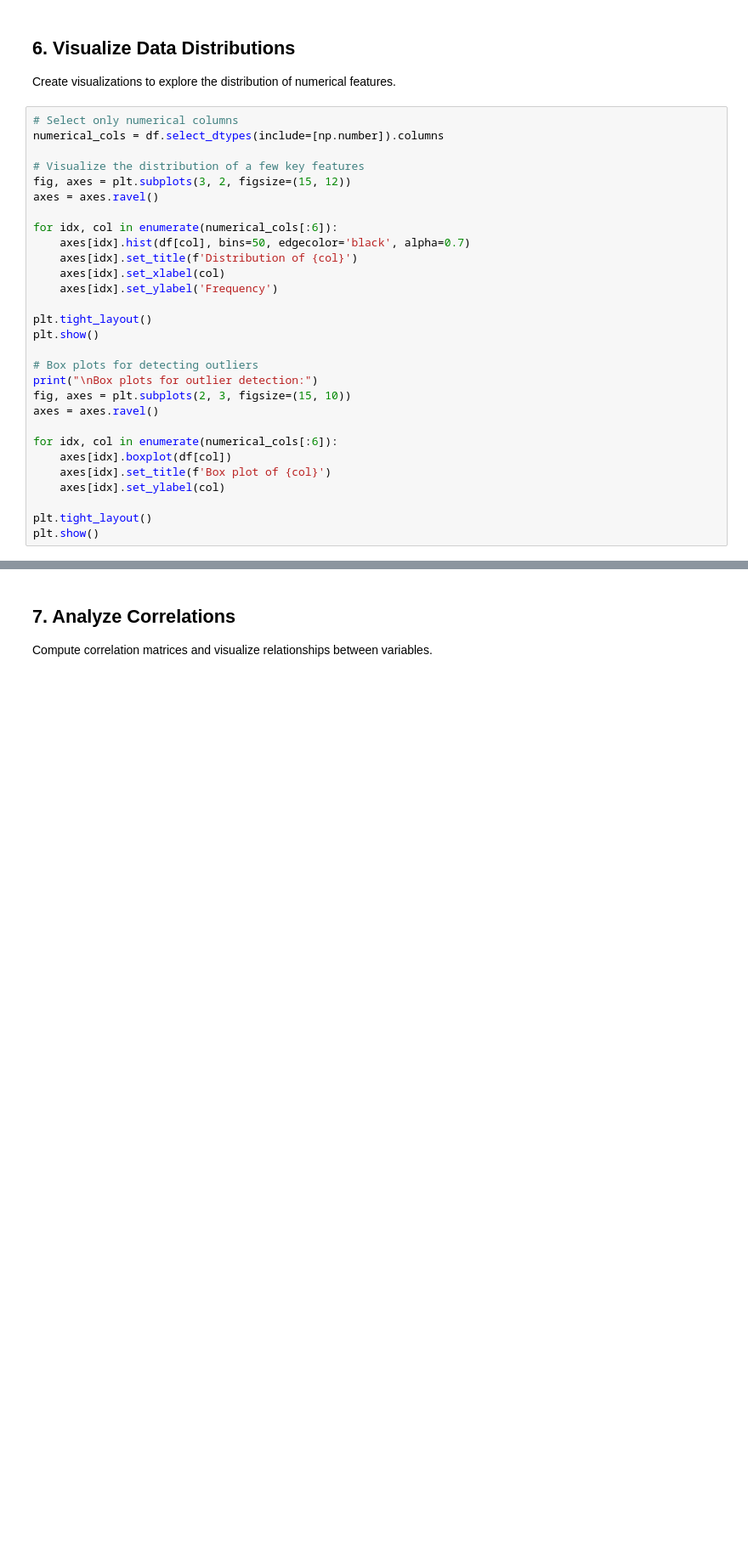
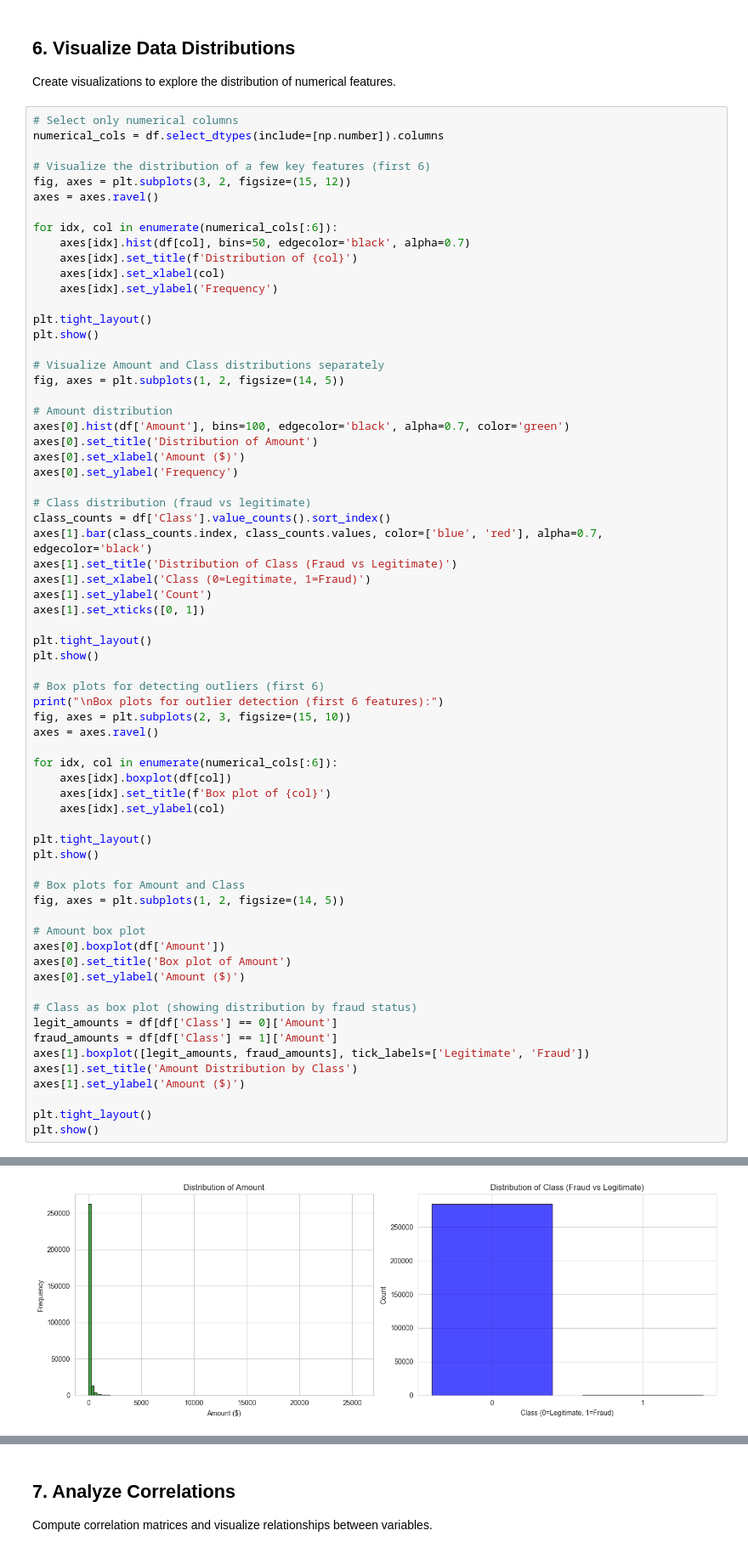
Before and after one commit to mattledevs/credit-card-fraud-detection, a Jupyter notebook: data_exploration.ipynb, the cells around one changed output, grey strips where cells are left out. Shown at 85% size. Drawn from its saved outputs; the diff is of its cells as text; blank space fills up the shorter version.

```diff
--- a/data_exploration.ipynb
+++ b/data_exploration.ipynb
@@ -139,31 +156,70 @@ Create visualizations to explore the distribution of numerical features.
 # %%
 # Select only numerical columns
 numerical_cols = df.select_dtypes(include=[np.number]).columns
 
-# Visualize the distribution of a few key features
+# Visualize the distribution of a few key features (first 6)
 fig, axes = plt.subplots(3, 2, figsize=(15, 12))
 axes = axes.ravel()
 
 for idx, col in enumerate(numerical_cols[:6]):
     axes[idx].hist(df[col], bins=50, edgecolor='black', alpha=0.7)
     axes[idx].set_title(f'Distribution of {col}')
     axes[idx].set_xlabel(col)
     axes[idx].set_ylabel('Frequency')
 
 plt.tight_layout()
 plt.show()
 
-# Box plots for detecting outliers
-print("\nBox plots for outlier detection:")
+# Visualize Amount and Class distributions separately
+fig, axes = plt.subplots(1, 2, figsize=(14, 5))
+
+# Amount distribution
+axes[0].hist(df['Amount'], bins=100, edgecolor='black', alpha=0.7, color='green')
+axes[0].set_title('Distribution of Amount')
+axes[0].set_xlabel('Amount ($)')
+axes[0].set_ylabel('Frequency')
+
+# Class distribution (fraud vs legitimate)
+class_counts = df['Class'].value_counts().sort_index()
+axes[1].bar(class_counts.index, class_counts.values, color=['blue', 'red'], alpha=0.7, edgecolor='black')
+axes[1].set_title('Distribution of Class (Fraud vs Legitimate)')
+axes[1].set_xlabel('Class (0=Legitimate, 1=Fraud)')
+axes[1].set_ylabel('Count')
+axes[1].set_xticks([0, 1])
+
+plt.tight_layout()
+plt.show()
+
+# Box plots for detecting outliers (first 6)
+print("\nBox plots for outlier detection (first 6 features):")
 fig, axes = plt.subplots(2, 3, figsize=(15, 10))
 axes = axes.ravel()
 
 for idx, col in enumerate(numerical_cols[:6]):
     axes[idx].boxplot(df[col])
     axes[idx].set_title(f'Box plot of {col}')
     axes[idx].set_ylabel(col)
 
 plt.tight_layout()
 plt.show()
+
+# Box plots for Amount and Class
+fig, axes = plt.subplots(1, 2, figsize=(14, 5))
+
+# Amount box plot
+axes[0].boxplot(df['Amount'])
+axes[0].set_title('Box plot of Amount')
+axes[0].set_ylabel('Amount ($)')
+
+# Class as box plot (showing distribution by fraud status)
+legit_amounts = df[df['Class'] == 0]['Amount']
+fraud_amounts = df[df['Class'] == 1]['Amount']
+axes[1].boxplot([legit_amounts, fraud_amounts], tick_labels=['Legitimate', 'Fraud'])
+axes[1].set_title('Amount Distribution by Class')
+axes[1].set_ylabel('Amount ($)')
+
+plt.tight_layout()
+plt.show()
 # %% [output]
 [figure]
+[figure, new version]
```
Also changed, not shown: parts of 4 cells of this notebook, 2 other files.
